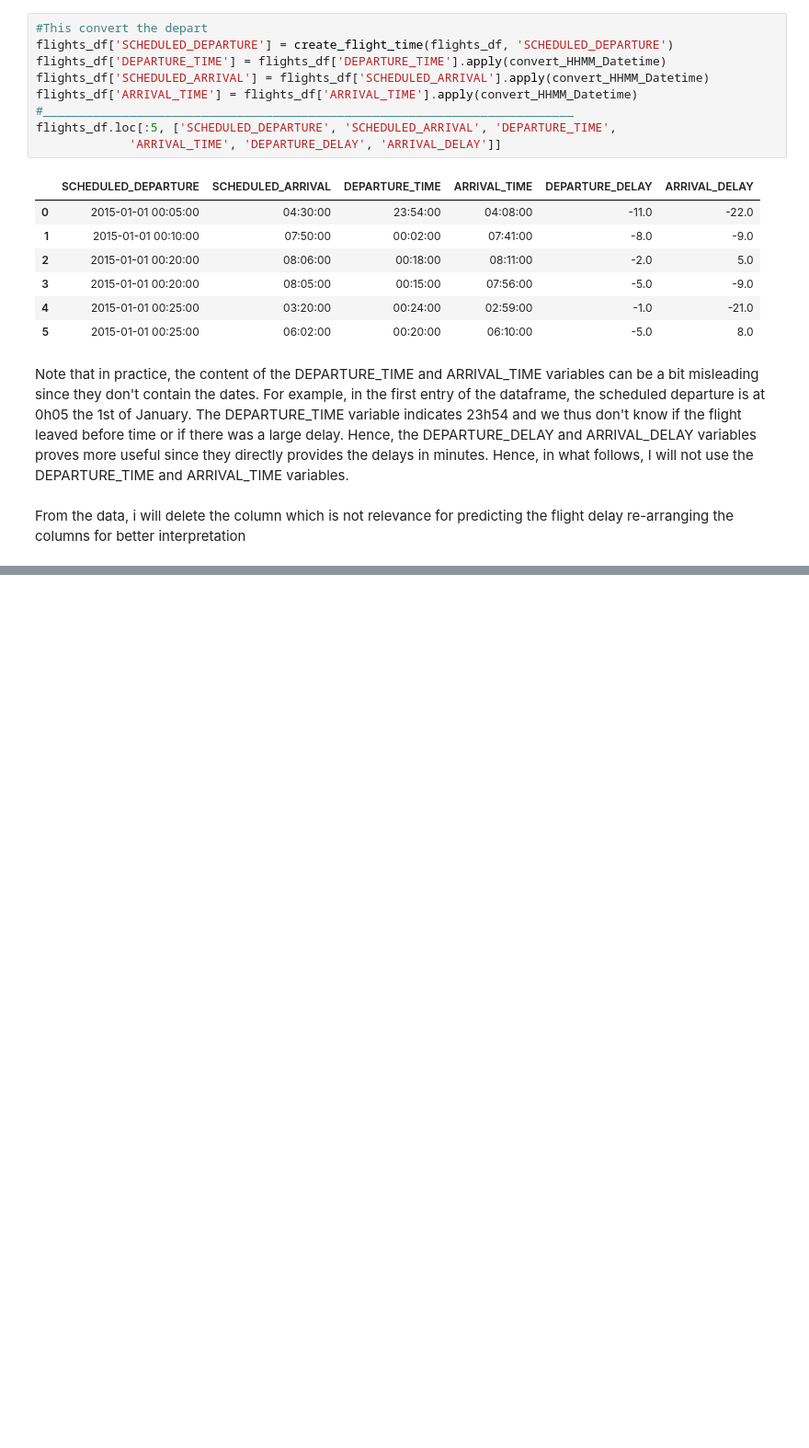
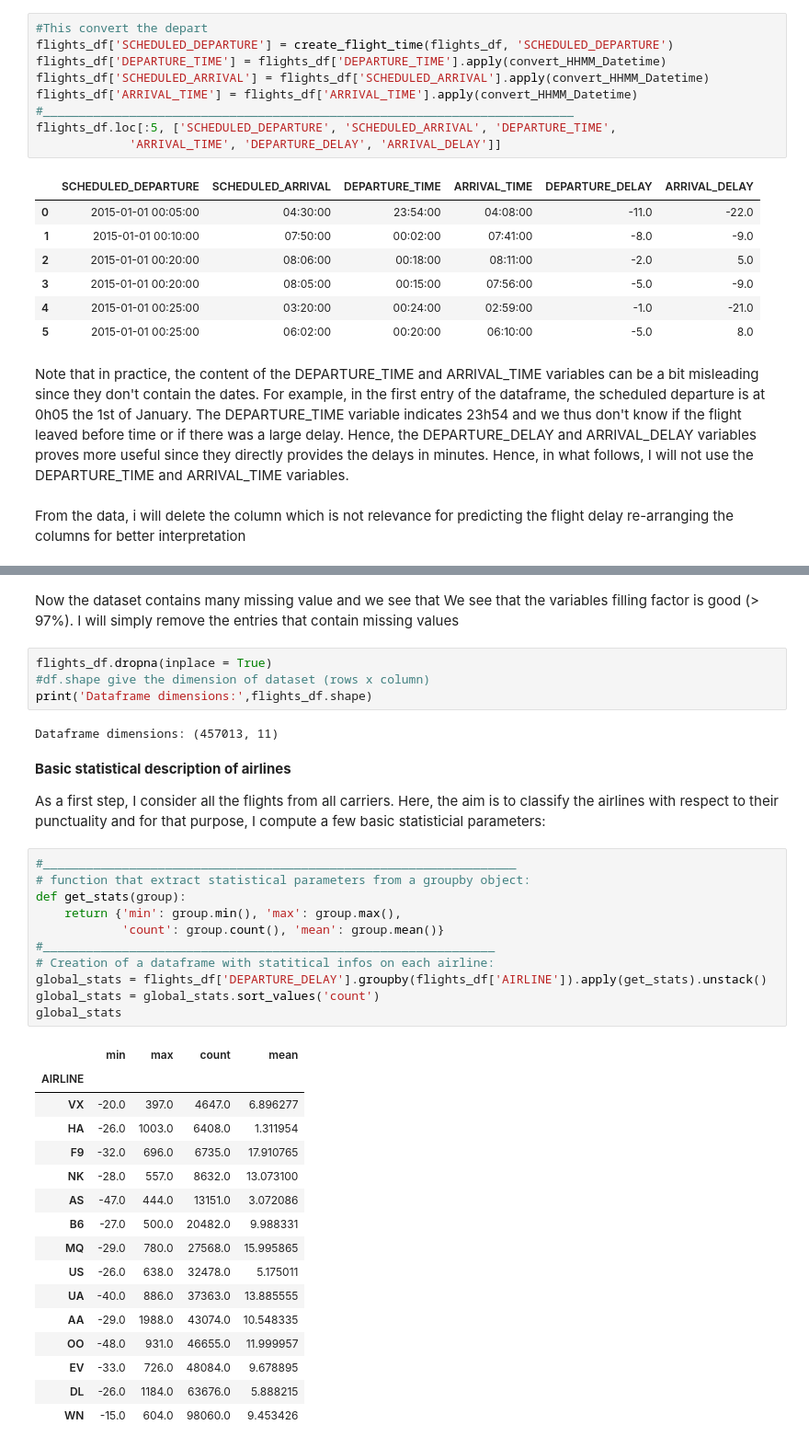
Before and after one commit to arvind-maurya/IIML_Group_Project, a Jupyter notebook: Predicting_Flight_Delay_Simple.ipynb, the cells around one changed output, grey strips where cells are left out. Shown at 92% size. Saved outputs shown, nothing was run; the diff lists cells and outputs as text; blank space fills up the shorter version.

```diff
--- a/Predicting_Flight_Delay_Simple.ipynb
+++ b/Predicting_Flight_Delay_Simple.ipynb
@@ -187,0 +211,40 @@ flights_df.head(2)
+# %% [markdown]
+Now the dataset contains many missing value and we see that We see that the variables filling factor is good (> 97%). I will  simply remove the entries that contain missing values
+# %%
+flights_df.dropna(inplace = True)
+#df.shape give the dimension of dataset (rows x column)
+print('Dataframe dimensions:',flights_df.shape)
+# %% [output]
+Dataframe dimensions: (457013, 11)
+# %% [markdown]
+**Basic statistical description of airlines**
+
+As a first step, I consider all the flights from all carriers. Here, the aim is to classify the airlines with respect to their punctuality and for that purpose, I compute a few basic statisticial parameters:
+# %%
+#__________________________________________________________________
+# function that extract statistical parameters from a groupby object:
+def get_stats(group):
+    return {'min': group.min(), 'max': group.max(),
+            'count': group.count(), 'mean': group.mean()}
+#_______________________________________________________________
+# Creation of a dataframe with statitical infos on each airline:
+global_stats = flights_df['DEPARTURE_DELAY'].groupby(flights_df['AIRLINE']).apply(get_stats).unstack()
+global_stats = global_stats.sort_values('count')
+global_stats
+# %% [output]
+|  | min | max | count | mean |
+| AIRLINE |  |  |  |  |
+| VX | -20.0 | 397.0 | 4647.0 | 6.896277 |
+| HA | -26.0 | 1003.0 | 6408.0 | 1.311954 |
+| F9 | -32.0 | 696.0 | 6735.0 | 17.910765 |
+| NK | -28.0 | 557.0 | 8632.0 | 13.073100 |
+| AS | -47.0 | 444.0 | 13151.0 | 3.072086 |
+| B6 | -27.0 | 500.0 | 20482.0 | 9.988331 |
+| MQ | -29.0 | 780.0 | 27568.0 | 15.995865 |
+| US | -26.0 | 638.0 | 32478.0 | 5.175011 |
+| UA | -40.0 | 886.0 | 37363.0 | 13.885555 |
+| AA | -29.0 | 1988.0 | 43074.0 | 10.548335 |
+| OO | -48.0 | 931.0 | 46655.0 | 11.999957 |
+| EV | -33.0 | 726.0 | 48084.0 | 9.678895 |
+| DL | -26.0 | 1184.0 | 63676.0 | 5.888215 |
+| WN | -15.0 | 604.0 | 98060.0 | 9.453426 |
```
Also changed, not shown: parts of 8 cells of this notebook.
